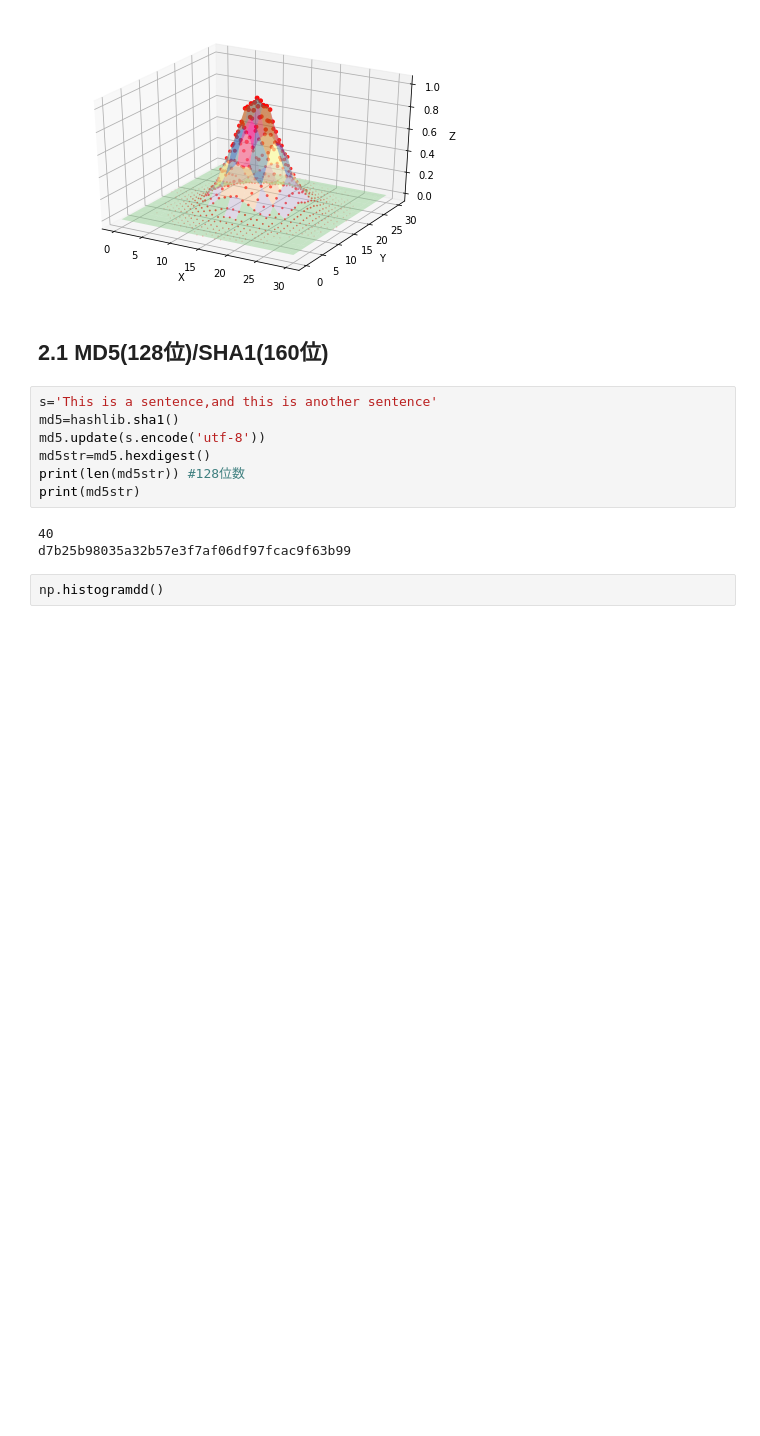
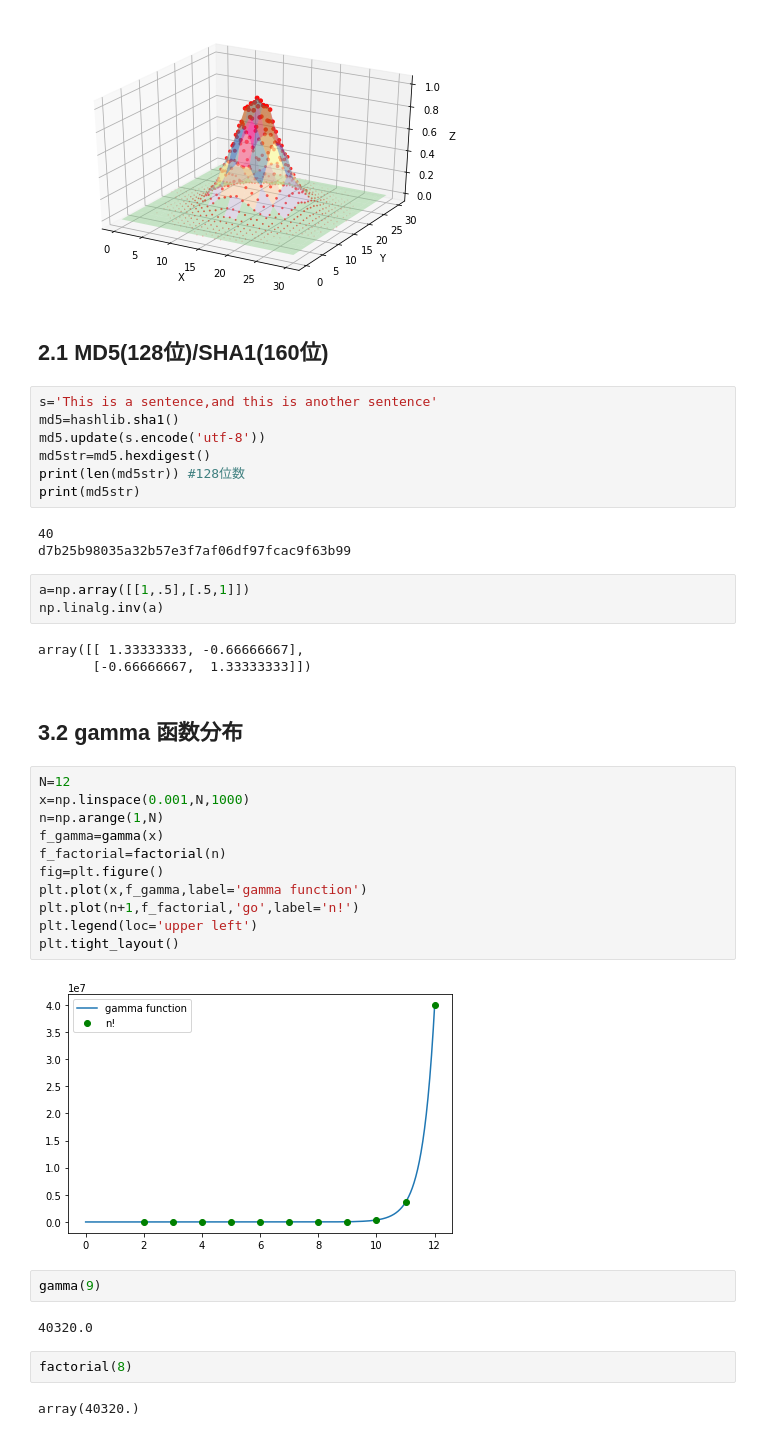
Before and after one commit to mckjzhangxk/deepAI, a Jupyter notebook: daily/8/ml_zou/python_2.ipynb, the cells around one changed output. Saved outputs shown, nothing was run; the diff lists cells and outputs as text; blank space fills up the shorter version.

```diff
--- a/daily/8/ml_zou/python_2.ipynb
+++ b/daily/8/ml_zou/python_2.ipynb
@@ -75,5 +77,32 @@ print(md5str)
 # %% [output]
 40
 d7b25b98035a32b57e3f7af06df97fcac9f63b99
-# %%
-np.histogramdd()
+# %%
+a=np.array([[1,.5],[.5,1]])
+np.linalg.inv(a)
+# %% [output]
+array([[ 1.33333333, -0.66666667],
+       [-0.66666667,  1.33333333]])
+# %% [markdown]
+## 3.2 gamma 函数分布
+# %%
+N=12
+x=np.linspace(0.001,N,1000)
+n=np.arange(1,N)
+f_gamma=gamma(x)
+f_factorial=factorial(n)
+fig=plt.figure()
+plt.plot(x,f_gamma,label='gamma function')
+plt.plot(n+1,f_factorial,'go',label='n!')
+plt.legend(loc='upper left')
+plt.tight_layout()
+# %% [output]
+[figure, added]
+# %%
+gamma(9)
+# %% [output]
+40320.0
+# %%
+factorial(8)
+# %% [output]
+array(40320.)
```
Also changed, not shown: parts of 2 cells of this notebook, 1 other file.
